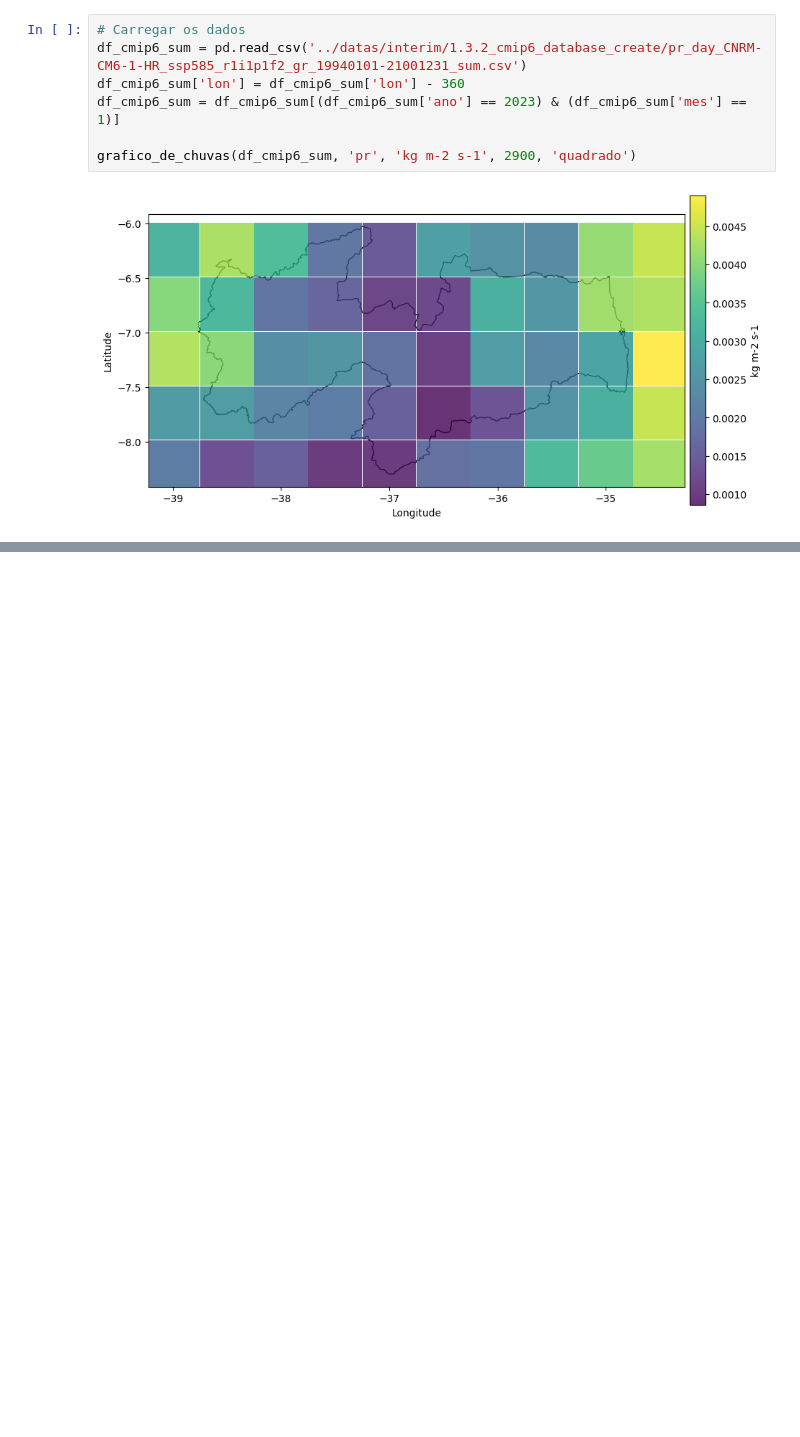
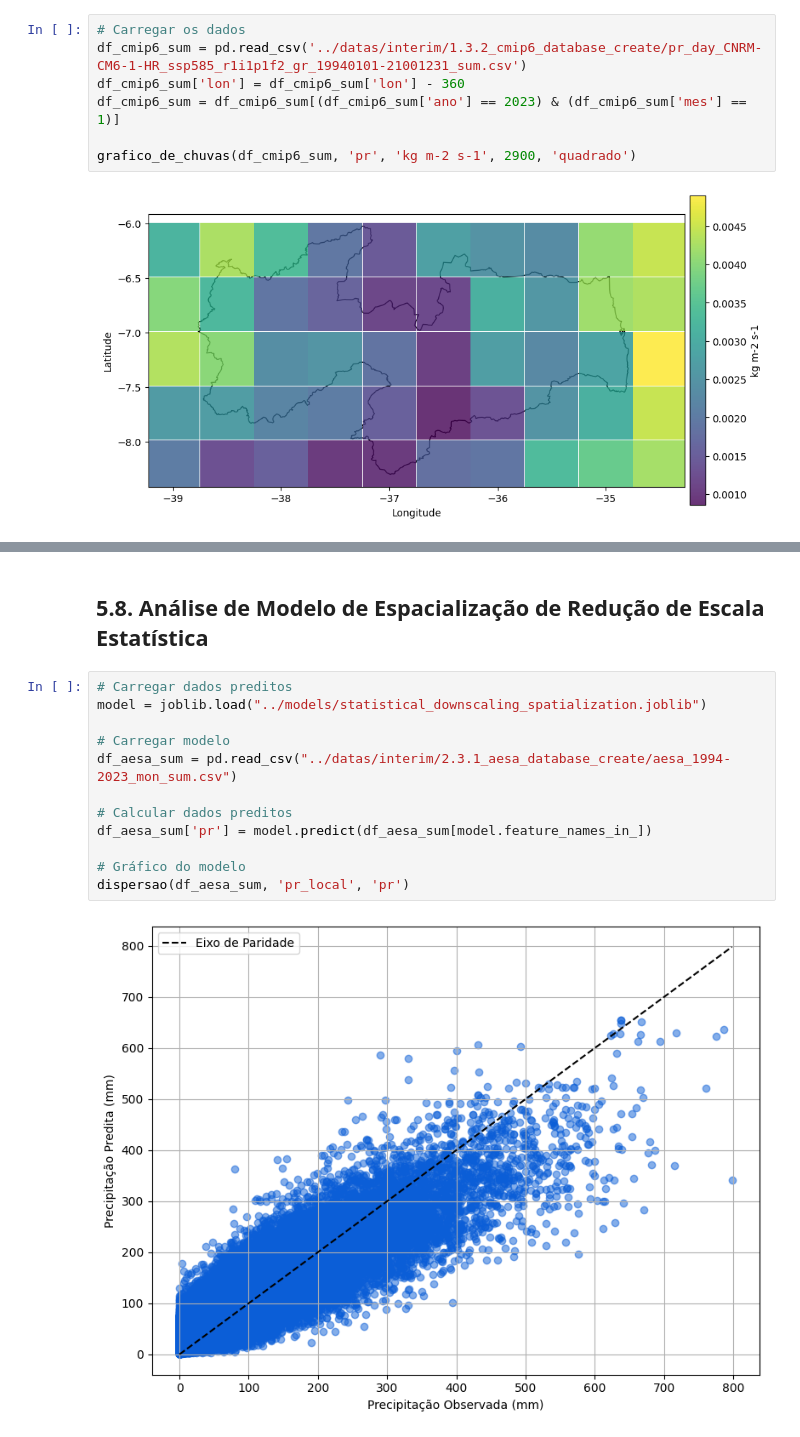
Before and after one commit to alexandre11aa/rainscale, a Jupyter notebook: case_study/notebooks/5_charts.ipynb, the cells around one changed output, grey strips where cells are left out. Saved outputs shown, nothing was run; the diff lists cells and outputs as text; blank space fills up the shorter version.

```diff
--- a/case_study/notebooks/5_charts.ipynb
+++ b/case_study/notebooks/5_charts.ipynb
@@ -344,0 +241,16 @@ CNN      Média R²: 0.5740        Média RMSE: 62.0796     SEED: 29
+# %% [markdown]
+## 5.8. Análise de Modelo de Espacialização de Redução de Escala Estatística
+# %%
+# Carregar dados preditos
+model = joblib.load("../models/statistical_downscaling_spatialization.joblib")
+
+# Carregar modelo
+df_aesa_sum = pd.read_csv("../datas/interim/2.3.1_aesa_database_create/aesa_1994-2023_mon_sum.csv")
+
+# Calcular dados preditos
+df_aesa_sum['pr'] = model.predict(df_aesa_sum[model.feature_names_in_])
+
+# Gráfico do modelo
+dispersao(df_aesa_sum, 'pr_local', 'pr')
+# %% [output]
+[figure, added]
```
Also changed, not shown: parts of 24 cells of this notebook, 17 other files.
